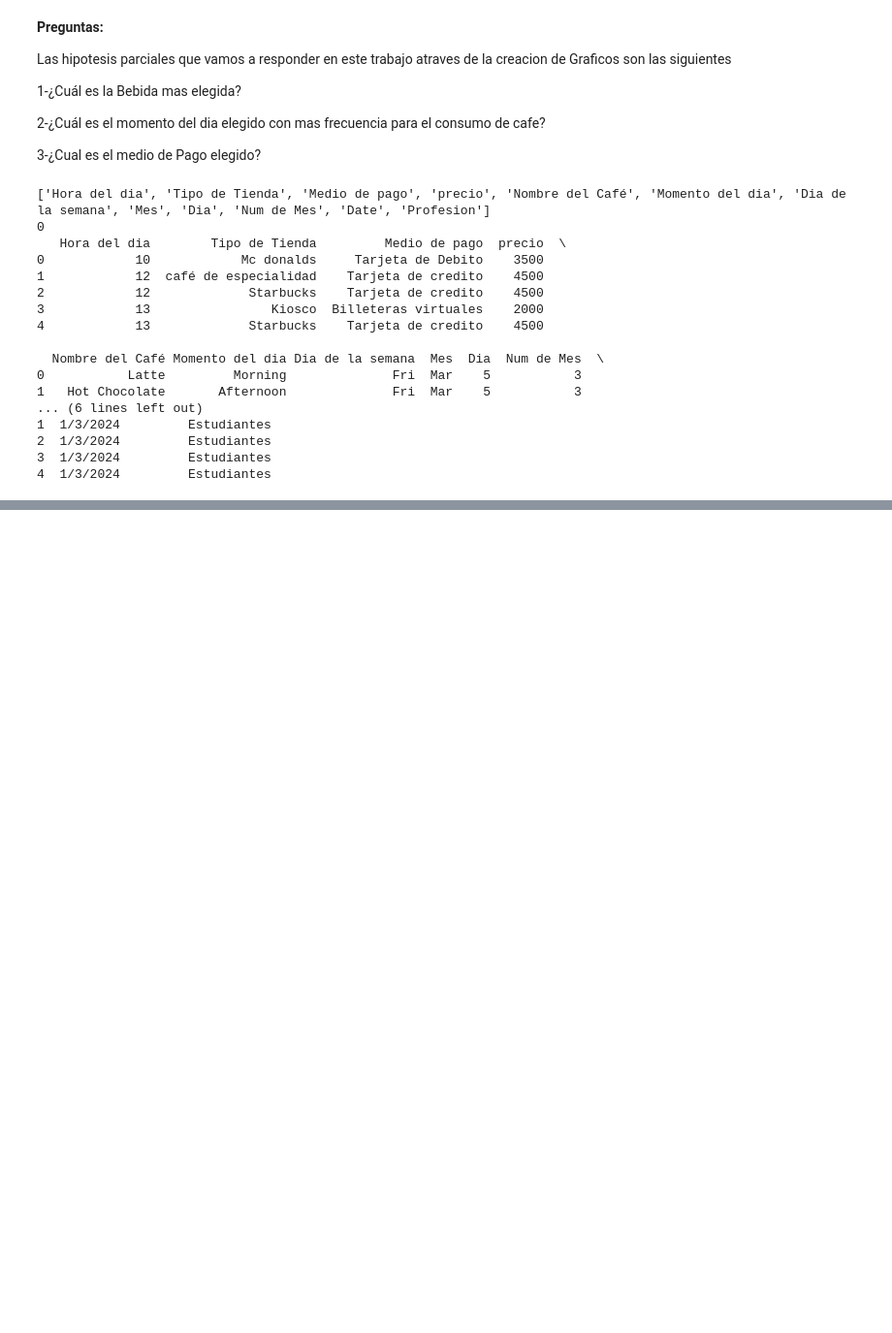
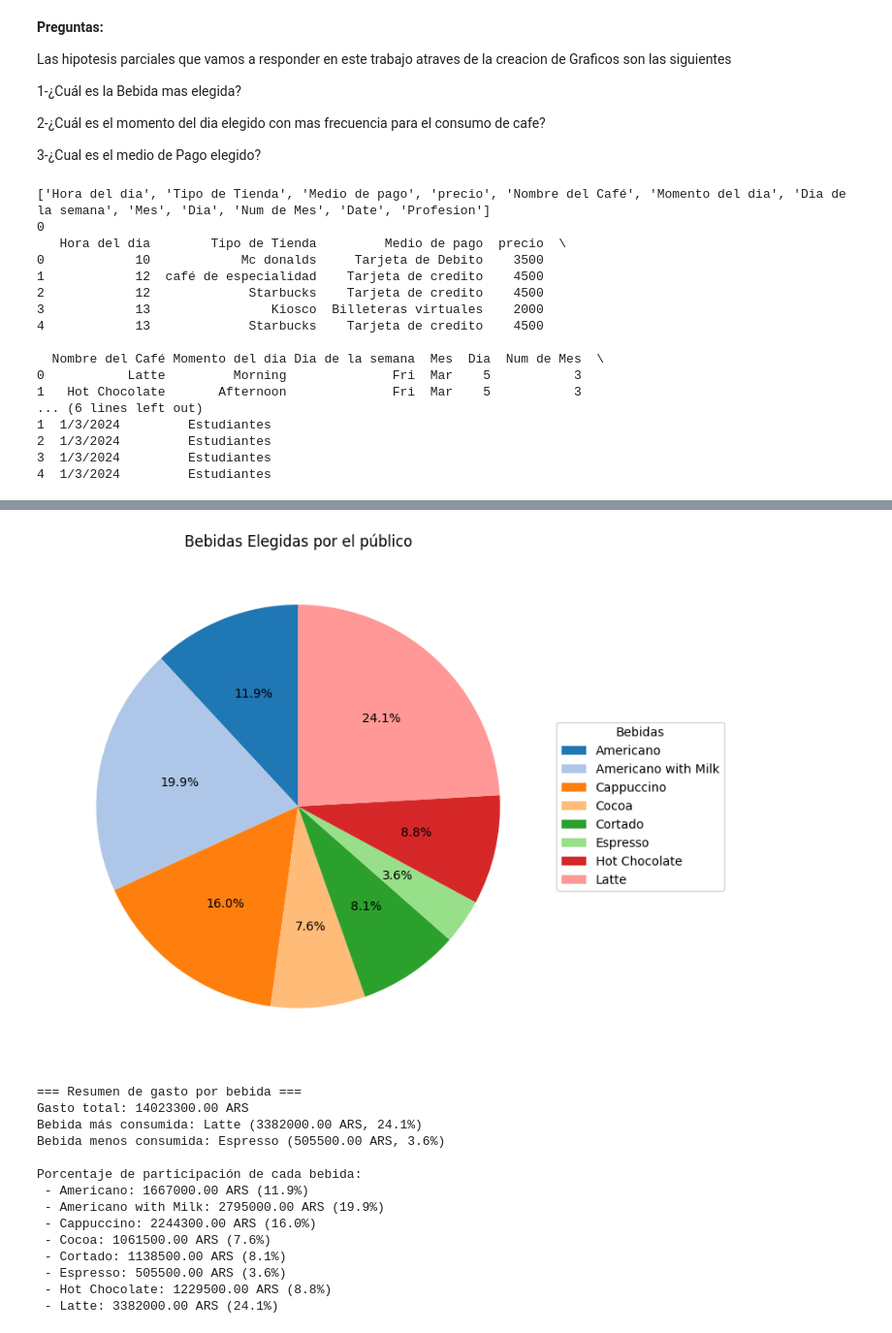
Before and after one commit to estemartinez87-cell/ProyectoConsumodeCafeI-MartinezEstela, a Jupyter notebook: Analisis_del_consumo_del_cafe.ipynb, the cells around one changed output, grey strips where cells are left out. Shown at 97% size. Saved outputs shown, nothing was run; the diff lists cells and outputs as text; code cells hidden in the pictures; blank space fills up the shorter version.

```diff
--- a/Analisis_del_consumo_del_cafe.ipynb
+++ b/Analisis_del_consumo_del_cafe.ipynb
@@ -77 +60,70 @@ plt.show()
+# %%
+
+#GRAFICO UNIVARIADO TIPO DE BEBIDA ELEGIDA
+
+import matplotlib.pyplot as plt
+
+gasto_por_tienda = df.groupby("Nombre del Café")["precio"].sum()
+
+plt.figure(figsize=(8,8))
+colors = plt.cm.tab20.colors  # paleta de colores
+
+# Graficar pie chart
+wedges, texts, autotexts = plt.pie(
+    gasto_por_tienda,
+    labels=None,  # quitamos las etiquetas directas
+    autopct="%1.1f%%",
+    startangle=90,
+    colors=colors
+)
+
+# Añadir leyenda con nombres de bebidas
+plt.legend(
+    wedges,
+    gasto_por_tienda.index,
+    title="Bebidas",
+    loc="center left",
+    bbox_to_anchor=(1, 0, 0.5, 1)
+)
+
+plt.title("Bebidas Elegidas por el público")
+plt.tight_layout()
+plt.show()
+
+import pandas as pd
+
+# Calcular gasto total por bebida
+gasto_por_tienda = df.groupby("Nombre del Café")["precio"].sum()
+gasto_total = gasto_por_tienda.sum()
+
+# Bebida más y menos consumida
+max_bebida = gasto_por_tienda.idxmax()
+min_bebida = gasto_por_tienda.idxmin()
+max_valor = gasto_por_tienda.max()
+min_valor = gasto_por_tienda.min()
+
+print("=== Resumen de gasto por bebida ===")
+print(f"Gasto total: {gasto_total:.2f} ARS")
+print(f"Bebida más consumida: {max_bebida} ({max_valor:.2f} ARS, {100*max_valor/gasto_total:.1f}%)")
+print(f"Bebida menos consumida: {min_bebida} ({min_valor:.2f} ARS, {100*min_valor/gasto_total:.1f}%)")
+print("\nPorcentaje de participación de cada bebida:")
+for bebida, valor in gasto_por_tienda.items():
+    porcentaje = 100 * valor / gasto_total
+    print(f" - {bebida}: {valor:.2f} ARS ({porcentaje:.1f}%)")
+# %% [output]
+[figure, added]
+=== Resumen de gasto por bebida ===
+Gasto total: 14023300.00 ARS
+Bebida más consumida: Latte (3382000.00 ARS, 24.1%)
+Bebida menos consumida: Espresso (505500.00 ARS, 3.6%)
+
+Porcentaje de participación de cada bebida:
+ - Americano: 1667000.00 ARS (11.9%)
+ - Americano with Milk: 2795000.00 ARS (19.9%)
+ - Cappuccino: 2244300.00 ARS (16.0%)
+ - Cocoa: 1061500.00 ARS (7.6%)
+ - Cortado: 1138500.00 ARS (8.1%)
+ - Espresso: 505500.00 ARS (3.6%)
+ - Hot Chocolate: 1229500.00 ARS (8.8%)
+ - Latte: 3382000.00 ARS (24.1%)
 # %%
```
Also changed, not shown: parts of 11 cells of this notebook.
